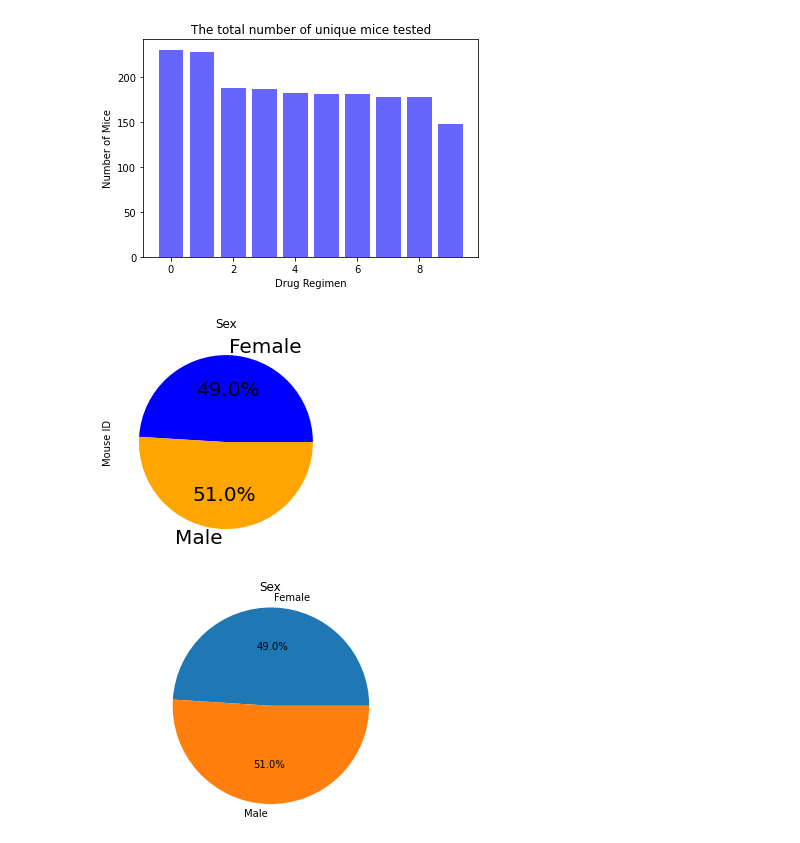
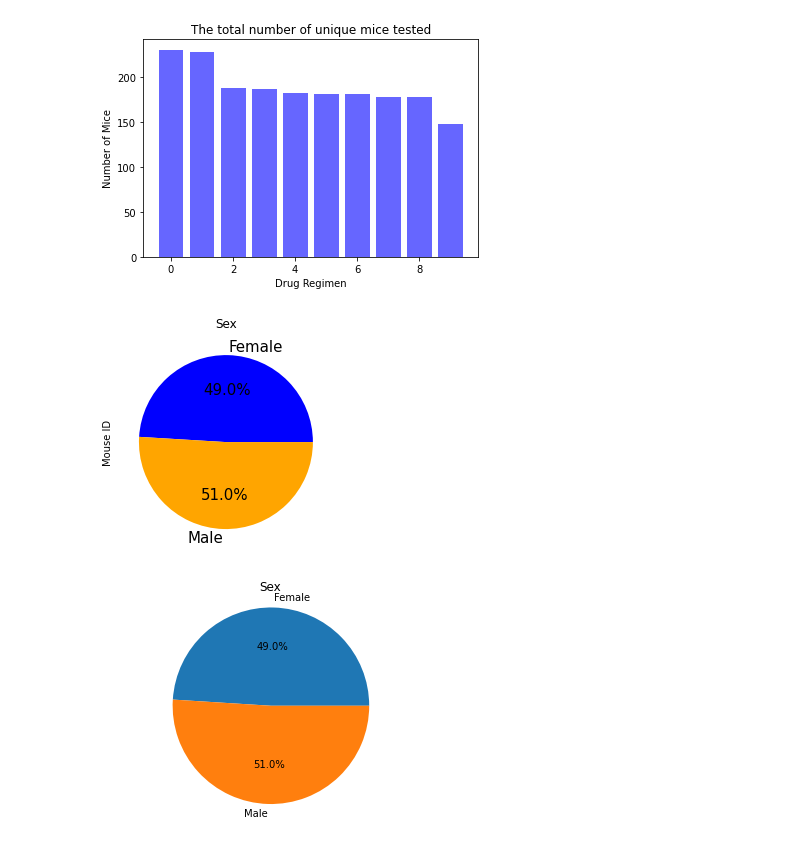
Before and after one commit to Ramyals-web/Matplotlib, a Jupyter notebook: Instructions/Pymaceuticals/pymaceuticals_starter.ipynb, the cells around one changed output. Drawn from its saved outputs; the diff is of its cells as text; code cells hidden in the pictures.

```diff
--- a/Instructions/Pymaceuticals/pymaceuticals_starter.ipynb
+++ b/Instructions/Pymaceuticals/pymaceuticals_starter.ipynb
@@ -198,12 +207,12 @@ plt.show()
 # %%
 # Generate a pie plot showing the distribution of female versus male mice using pandas
 
 gender =clean_df.groupby("Sex")["Mouse ID"].count()
-gender.plot(kind="pie", y="Sex",title="Sex",autopct='%1.1f%%',fontsize=20, colors =["blue","orange"])
+gender.plot(kind="pie", y="Sex",title="Sex",autopct='%1.1f%%',fontsize=15, colors =["blue","orange"])
 plt.show()
 #gender
 # %% [output]
-[figure, old version]
+[figure, new version]
 # %%
 # Generate a pie plot showing the distribution of female versus male mice using pyplot
 
```
Also changed, not shown: parts of 10 cells of this notebook, 1 other file.
